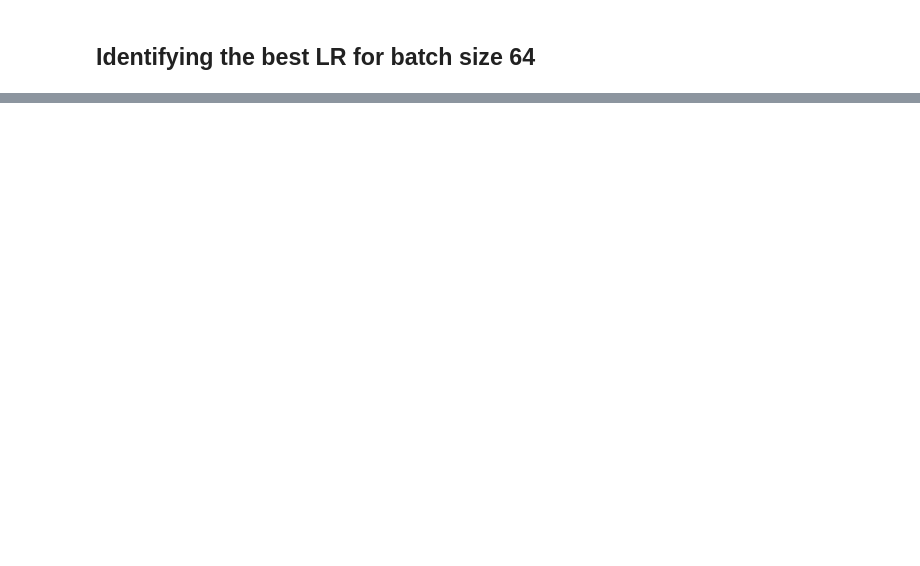
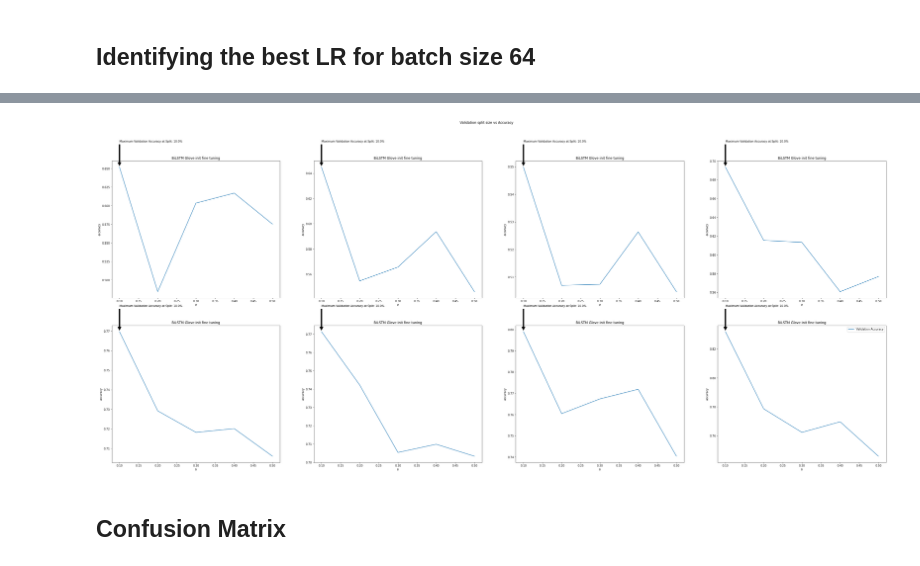
Before and after one commit to Articunoshome/question-classification, a Jupyter notebook: question_classification.ipynb, the cells around one changed output, grey strips where cells are left out. Cells and saved outputs as stored; diff of their text form; code cells hidden in the pictures; blank space fills up the shorter version.

```diff
--- a/question_classification.ipynb
+++ b/question_classification.ipynb
@@ -686,3 +752,21 @@ plt.show()
+# %%
+import matplotlib.pyplot as plt
+fig, axs = plt.subplots(2, 4,figsize=(50,20))
+fig.suptitle("Validation split size vs Accuracy")
+for i, col in enumerate(df.columns):
+  axs[i//4,i%4].set_title(name)
+
+  axs[i//4,i%4].plot(df.index,df[col],label="Validation Accuracy")
+  xmax, ymax = df[col].idxmax(),df[col].max()
+  axs[i//4,i%4].annotate('Maximum Validation Accuracy at Split: '+str(xmax*100)+"%", xy=(xmax, ymax), xytext=(xmax, ymax+((df[col].max()-df[col].min())/5)),
+            arrowprops=dict(facecolor='black', shrink=0.05),)
+  axs[i//4,i%4].set(xlabel='lr', ylabel='accuracy')
+plt.legend()
+plt.show()
+# %% [output]
+[figure, added]
+# %% [markdown]
+## Confusion Matrix
 # %%
 from sklearn.metrics import f1_score
 # %%
```
Also changed, not shown: parts of 13 cells of this notebook.
